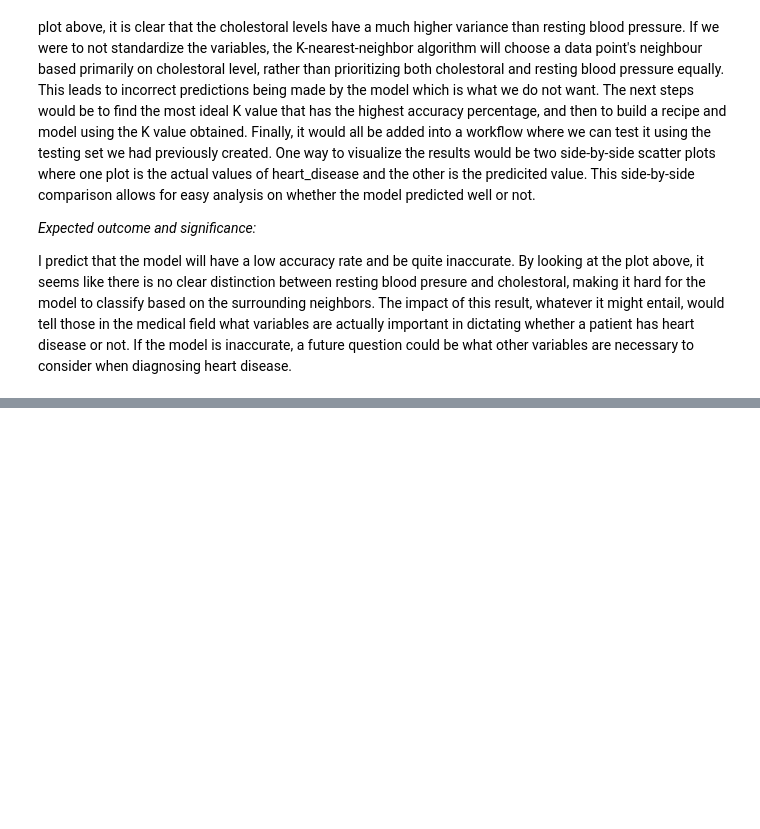
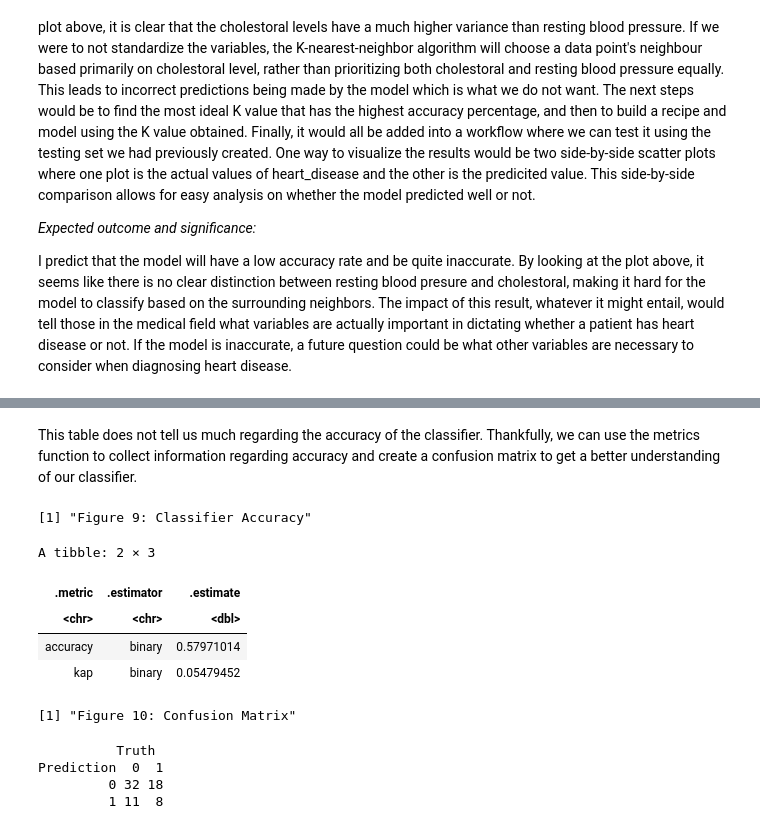
Before and after one commit to Andrewang561/Heart-Disease-Classifier, a Jupyter notebook: DataProject.ipynb, the cells around one changed output, grey strips where cells are left out. Cells and saved outputs as stored; diff of their text form; code cells hidden in the pictures; blank space fills up the shorter version.

```diff
--- a/DataProject.ipynb
+++ b/DataProject.ipynb
@@ -142,0 +217,25 @@ best_k_plot
+# %% [markdown]
+This table does not tell us much regarding the accuracy of the classifier. Thankfully, we can use the metrics function to collect information regarding accuracy and create a confusion matrix to get a better understanding of our classifier.
+# %%
+data_prediction_accuracy <- data_test_predictions |>
+                            metrics(truth = heart_disease, estimate = .pred_class)
+print("Figure 9: Classifier Accuracy")
+data_prediction_accuracy
+# %% [output]
+[1] "Figure 9: Classifier Accuracy"
+A tibble: 2 × 3
+| .metric | .estimator | .estimate |
+| <chr> | <chr> | <dbl> |
+| accuracy | binary | 0.57971014 |
+| kap | binary | 0.05479452 |
+# %%
+data_confusion <- data_test_predictions |>
+                  conf_mat(truth = heart_disease, estimate = .pred_class)
+print("Figure 10: Confusion Matrix")
+data_confusion
+# %% [output]
+[1] "Figure 10: Confusion Matrix"
+          Truth
+Prediction  0  1
+         0 32 18
+         1 11  8
```
Also changed, not shown: parts of 16 cells of this notebook.
